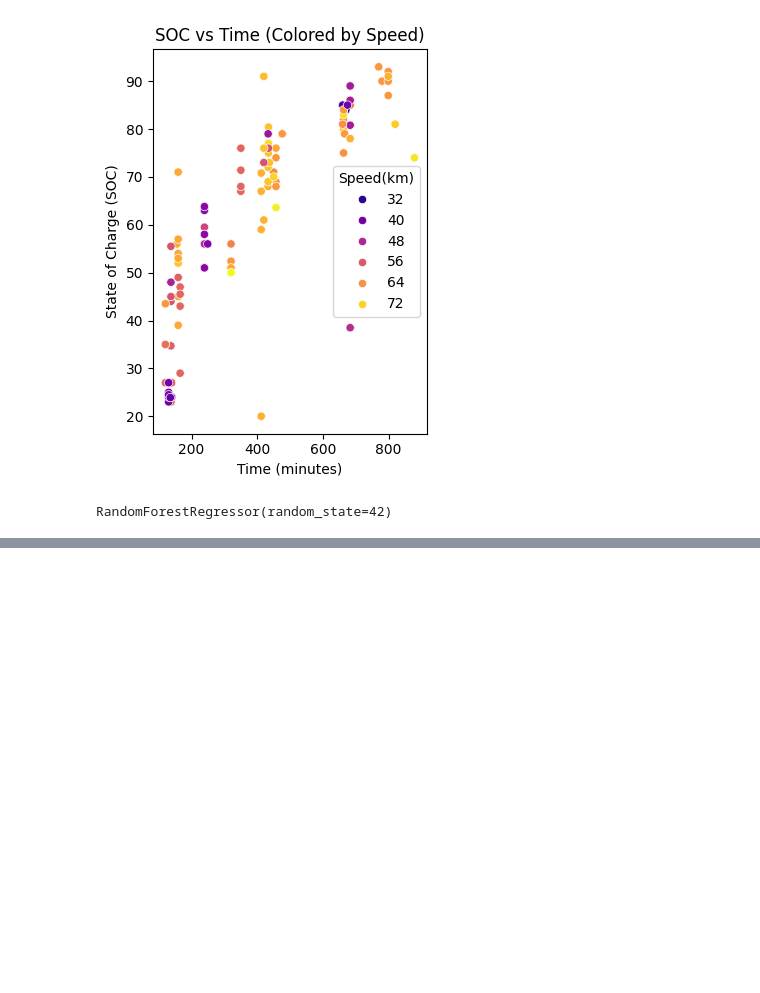
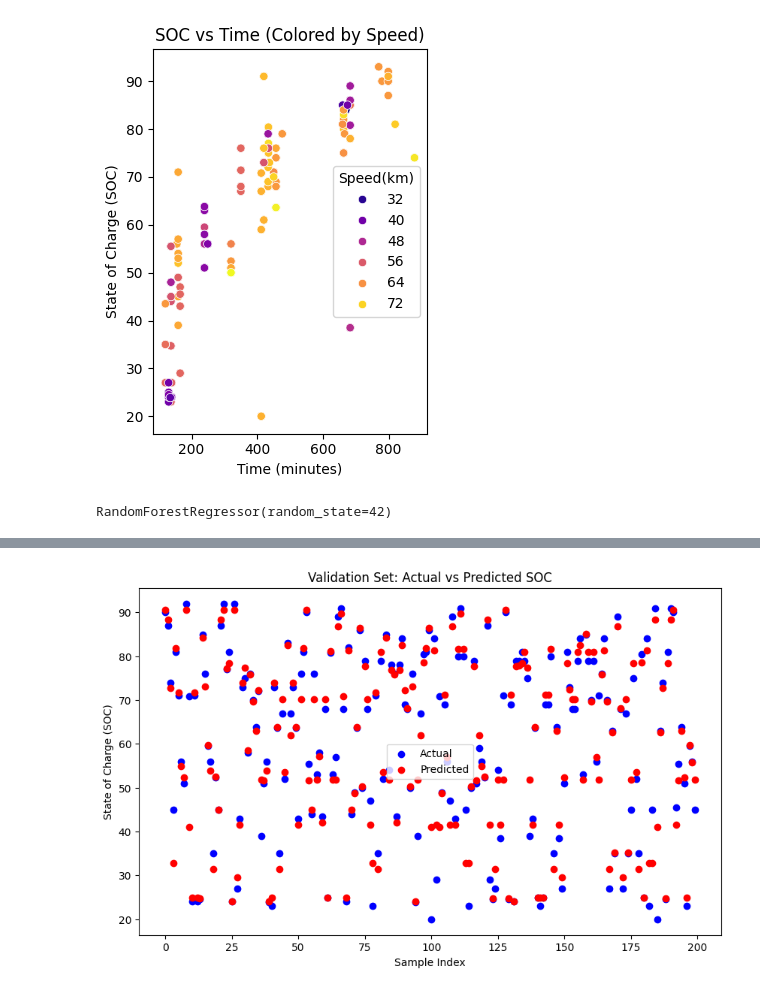
Before and after one commit to Keaton-Francis-Fernandes/Battery-SOC, a Jupyter notebook: battery_soc.ipynb, the cells around one changed output, grey strips where cells are left out. Saved outputs shown, nothing was run; the diff lists cells and outputs as text; code cells hidden in the pictures; blank space fills up the shorter version.

```diff
--- a/battery_soc.ipynb
+++ b/battery_soc.ipynb
@@ -231,0 +292,11 @@ R-squared (R²) Score: 0.93
+# %%
+plt.figure(figsize=(10, 6))
+plt.scatter(range(len(y_val)), y_val, color='blue', label='Actual')
+plt.scatter(range(len(y_val_pred)), y_val_pred, color='red', label='Predicted')
+plt.title('Validation Set: Actual vs Predicted SOC')
+plt.xlabel('Sample Index')
+plt.ylabel('State of Charge (SOC)')
+plt.legend()
+plt.show()
+# %% [output]
+[figure, added]
```
Also changed, not shown: parts of 15 cells of this notebook.
